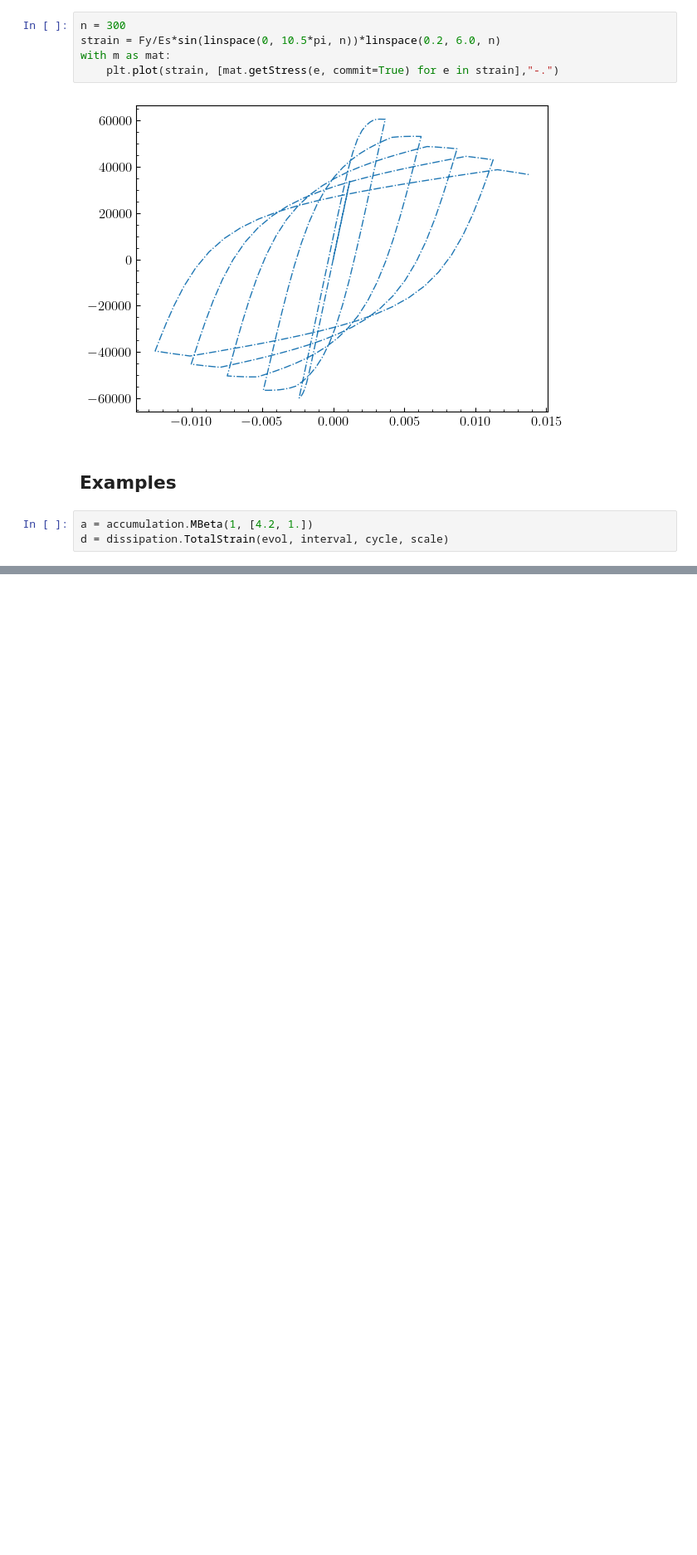
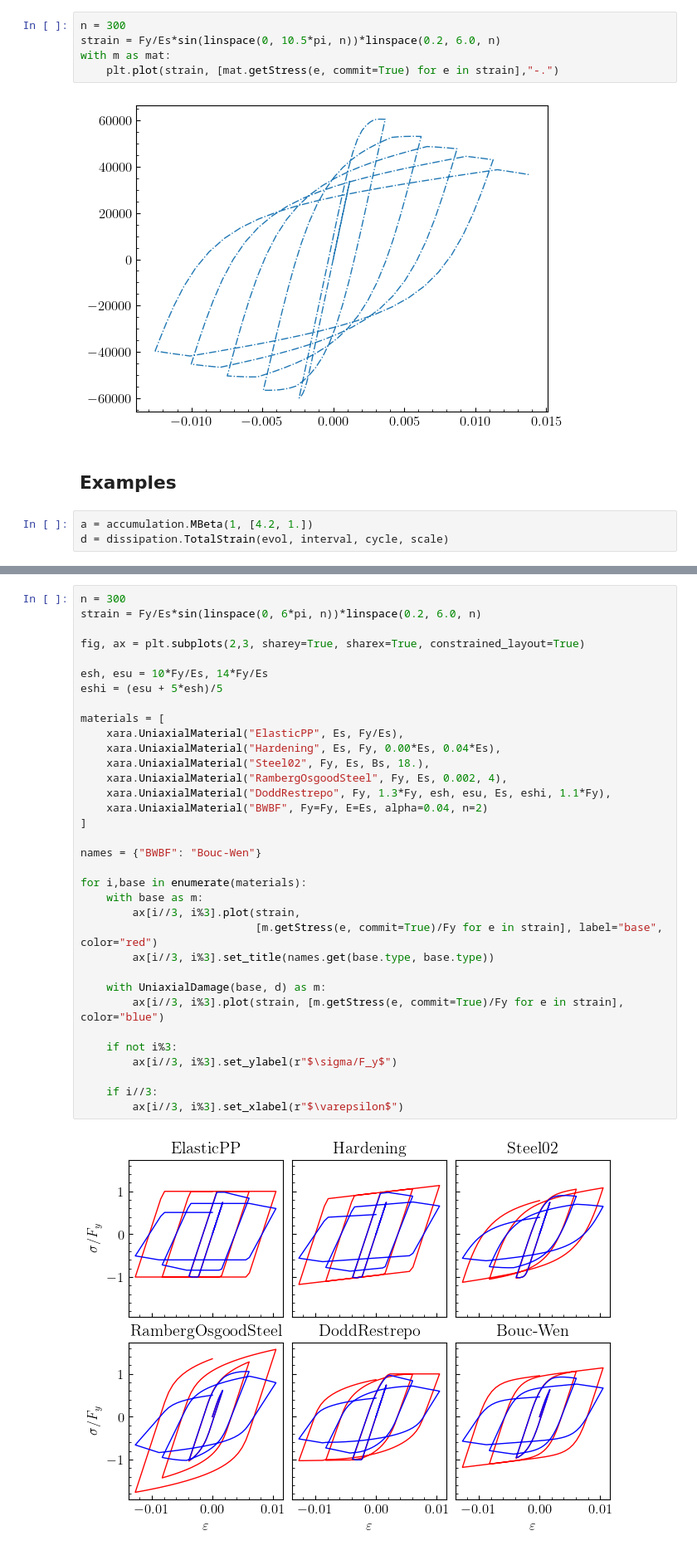
Before and after one commit to peer-open-source/benchmarks, a Jupyter notebook: benchmarks/material-0030/main.ipynb, the cells around one changed output, grey strips where cells are left out. Shown at 83% size. Saved outputs shown, nothing was run; the diff lists cells and outputs as text; blank space fills up the shorter version.

```diff
--- a/benchmarks/material-0030/main.ipynb
+++ b/benchmarks/material-0030/main.ipynb
@@ -161,0 +162,36 @@ for i,base in enumerate(materials):
+# %%
+n = 300
+strain = Fy/Es*sin(linspace(0, 6*pi, n))*linspace(0.2, 6.0, n)
+
+fig, ax = plt.subplots(2,3, sharey=True, sharex=True, constrained_layout=True)
+
+esh, esu = 10*Fy/Es, 14*Fy/Es
+eshi = (esu + 5*esh)/5
+
+materials = [
+    xara.UniaxialMaterial("ElasticPP", Es, Fy/Es),
+    xara.UniaxialMaterial("Hardening", Es, Fy, 0.00*Es, 0.04*Es),
+    xara.UniaxialMaterial("Steel02", Fy, Es, Bs, 18.),
+    xara.UniaxialMaterial("RambergOsgoodSteel", Fy, Es, 0.002, 4),
+    xara.UniaxialMaterial("DoddRestrepo", Fy, 1.3*Fy, esh, esu, Es, eshi, 1.1*Fy),
+    xara.UniaxialMaterial("BWBF", Fy=Fy, E=Es, alpha=0.04, n=2)
+]
+
+names = {"BWBF": "Bouc-Wen"}
+
+for i,base in enumerate(materials):
+    with base as m:
+        ax[i//3, i%3].plot(strain,
+                           [m.getStress(e, commit=True)/Fy for e in strain], label="base", color="red")
+        ax[i//3, i%3].set_title(names.get(base.type, base.type))
+
+    with UniaxialDamage(base, d) as m:
+        ax[i//3, i%3].plot(strain, [m.getStress(e, commit=True)/Fy for e in strain], color="blue")
+
+    if not i%3:
+        ax[i//3, i%3].set_ylabel(r"$\sigma/F_y$")
+
+    if i//3:
+        ax[i//3, i%3].set_xlabel(r"$\varepsilon$")
+# %% [output]
+[figure, added]
```
Also changed, not shown: parts of 1 cell of this notebook.
